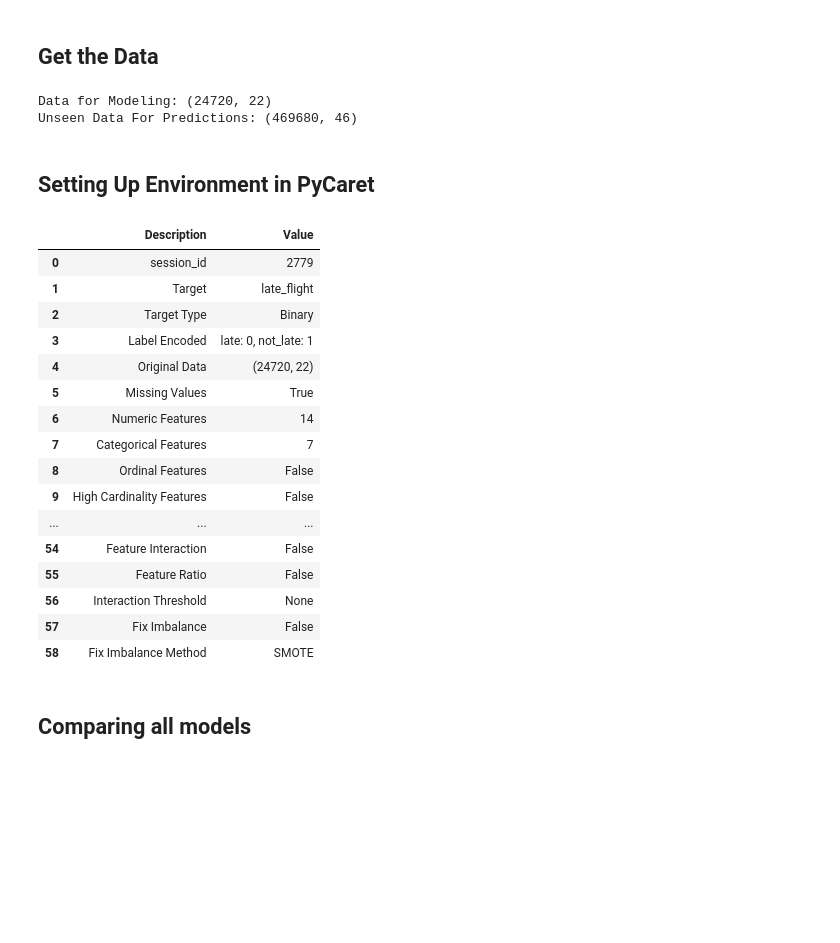
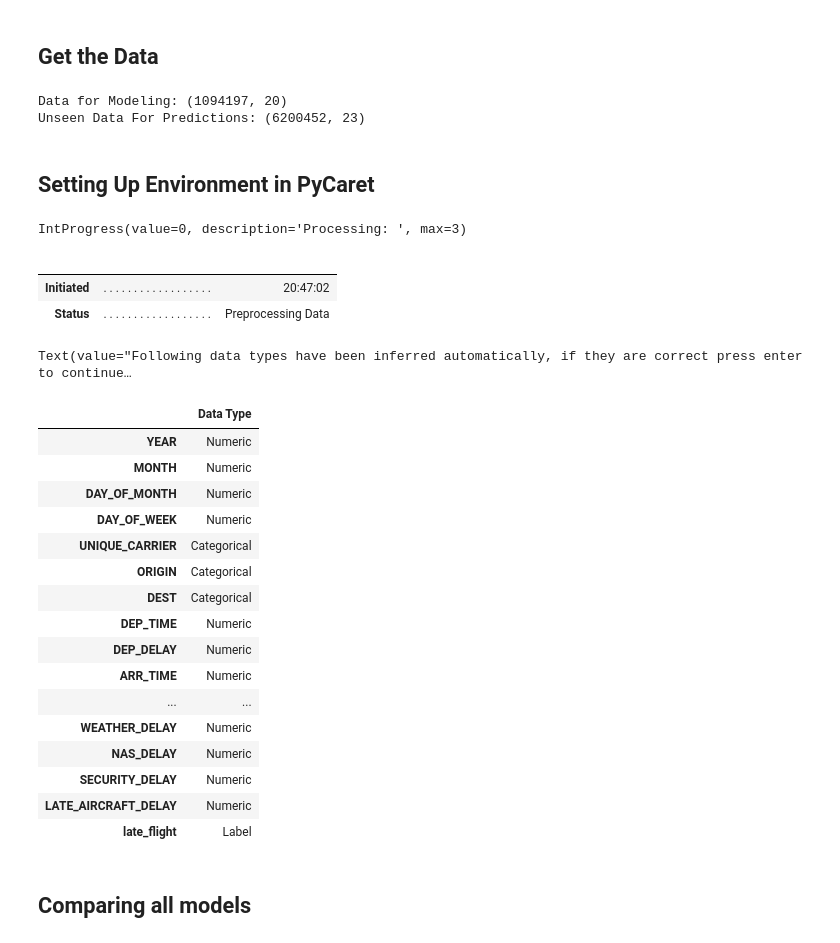
Before and after one commit to rtheman/sages, a Jupyter notebook: Flights_Delay_classification/2_Train_Model_pycaret_v1.ipynb, the cells around one changed output. Drawn from its saved outputs; the diff is of its cells as text; code cells hidden in the pictures; blank space fills up the shorter version.

```diff
--- a/Flights_Delay_classification/2_Train_Model_pycaret_v1.ipynb
+++ b/Flights_Delay_classification/2_Train_Model_pycaret_v1.ipynb
@@ -22,14 +28,14 @@ arn:aws:iam::506926764659:role/service-role/AmazonSageMaker-ExecutionRole-202105
 # %% [markdown]
 ## S3 parameters
 # %%
-# # Flight data from 2007 and 2011 via Sagemaker Data Wrangler
-# bucket = 'sagemaker-us-west-2-506926764659/export-flow-05-16-30-08-0c003aed/output/data-wrangler-flow-processing-05-16-30-08-0c003aed/b98f4f8c-ddaf-4ee1-99da-b0dd09f47a21/default'
-# filename = 'part-00000-92fade68-00c4-41b3-9182-593084da2eae-c000.csv'
+# Flight data from 2007 and 2011 via Sagemaker Data Wrangler
+bucket = 'sagemaker-us-west-2-506926764659/export-flow-05-16-30-08-0c003aed/output/data-wrangler-flow-processing-05-16-30-08-0c003aed/b98f4f8c-ddaf-4ee1-99da-b0dd09f47a21/default'
+filename = 'part-00000-92fade68-00c4-41b3-9182-593084da2eae-c000.csv'
+path_to_file = 's3://{}/{}'.format(bucket, filename)
+
+# # Flight data from 2011_01
+# bucket = 'from-public-data/carrier-perf/transformed/airOT2011'
+# filename = 'airOT201101.csv'
 # path_to_file = 's3://{}/{}'.format(bucket, filename)
 
-# Flight data from 2011_01
-bucket = 'from-public-data/carrier-perf/transformed/airOT2011'
-filename = 'airOT201101.csv'
-path_to_file = 's3://{}/{}'.format(bucket, filename)
-
-# path_to_file
+path_to_file
@@ -109,11 +103,11 @@ df_toTrain = df[[
     'DEST',
     'DEP_TIME',
     'DEP_DELAY',
-    'ACTUAL_ELAPSED_TIME',
     'ARR_TIME',
     'ARR_DELAY',
-    'AIR_TIME',
-    'DISTANCE',
+#     'AIR_TIME',
+    'ACTUAL_ELAPSED_TIME',
+#     'DISTANCE',
     'CARRIER_DELAY',
     'WEATHER_DELAY',
     'NAS_DELAY',
@@ -169,7 +172,7 @@ Successfully installed Boruta-0.3 Mako-1.1.4 alembic-1.4.1 blis-0.7.4 catalogue-
 # %% [markdown]
 ## Get the Data
 # %%
-data = df_toTrain.sample(frac=0.05, random_state=168)
+data = df_toTrain.sample(frac=0.15, random_state=168)
 data_unseen = df.drop(data.index)
 
 data.reset_index(inplace=True, drop=True)
@@ -178,40 +181,51 @@ data_unseen.reset_index(inplace=True, drop=True)
 print('Data for Modeling: ' + str(data.shape))
 print('Unseen Data For Predictions: ' + str(data_unseen.shape))
 # %% [output]
-Data for Modeling: (24720, 22)
-Unseen Data For Predictions: (469680, 46)
+Data for Modeling: (1094197, 20)
+Unseen Data For Predictions: (6200452, 23)
 # %% [markdown]
 ## Setting Up Environment in PyCaret
 # %%
 from pycaret.classification import *
 exp = setup(data = data,
+            numeric_features = ['YEAR','MONTH','DAY_OF_MONTH','DAY_OF_WEEK'],
+            ignore_features = ['ORIGIN_AIRPORT_ID', 'DEST_AIRPORT_ID'],
             target = 'late_flight',
             normalize = True,
             transformation = True,
             ignore_low_variance = True,
             remove_multicollinearity = True,
             multicollinearity_threshold = 0.95,
+            fix_imbalance = True,
+            use_gpu = True,
+            fold = 5
            )
 # exp = setup(data = data, target = 'late_flight', session_id=123,
 #             numeric_features = ['YR','MO','DAY_OF_MONTH','DAY_OF_WEEK']
 # %% [output]
+IntProgress(value=0, description='Processing: ', max=3)
-|  | Description | Value |
-| 0 | session_id | 2779 |
-| 1 | Target | late_flight |
-| 2 | Target Type | Binary |
-| 3 | Label Encoded | late: 0, not_late: 1 |
-| 4 | Original Data | (24720, 22) |
-| 5 | Missing Values | True |
-| 6 | Numeric Features | 14 |
-| 7 | Categorical Features | 7 |
-| 8 | Ordinal Features | False |
-| 9 | High Cardinality Features | False |
-| ... | ... | ... |
-| 54 | Feature Interaction | False |
-| 55 | Feature Ratio | False |
-| 56 | Interaction Threshold | None |
-| 57 | Fix Imbalance | False |
-| 58 | Fix Imbalance Method | SMOTE |
+|  |  |  |
+|  |  |  |
+| Initiated | . . . . . . . . . . . . . . . . . . | 20:47:02 |
+| Status | . . . . . . . . . . . . . . . . . . | Preprocessing Data |
+Text(value="Following data types have been inferred automatically, if they are correct press enter to continue…
+|  | Data Type |
+| YEAR | Numeric |
+| MONTH | Numeric |
+| DAY_OF_MONTH | Numeric |
+| DAY_OF_WEEK | Numeric |
+| UNIQUE_CARRIER | Categorical |
+| ORIGIN | Categorical |
+| DEST | Categorical |
+| DEP_TIME | Numeric |
+| DEP_DELAY | Numeric |
+| ARR_TIME | Numeric |
+| ... | ... |
+| WEATHER_DELAY | Numeric |
+| NAS_DELAY | Numeric |
+| SECURITY_DELAY | Numeric |
+| LATE_AIRCRAFT_DELAY | Numeric |
+| late_flight | Label |
 # %% [markdown]
 ## Comparing all models
 # %%
```
Also changed, not shown: parts of 15 cells of this notebook.
